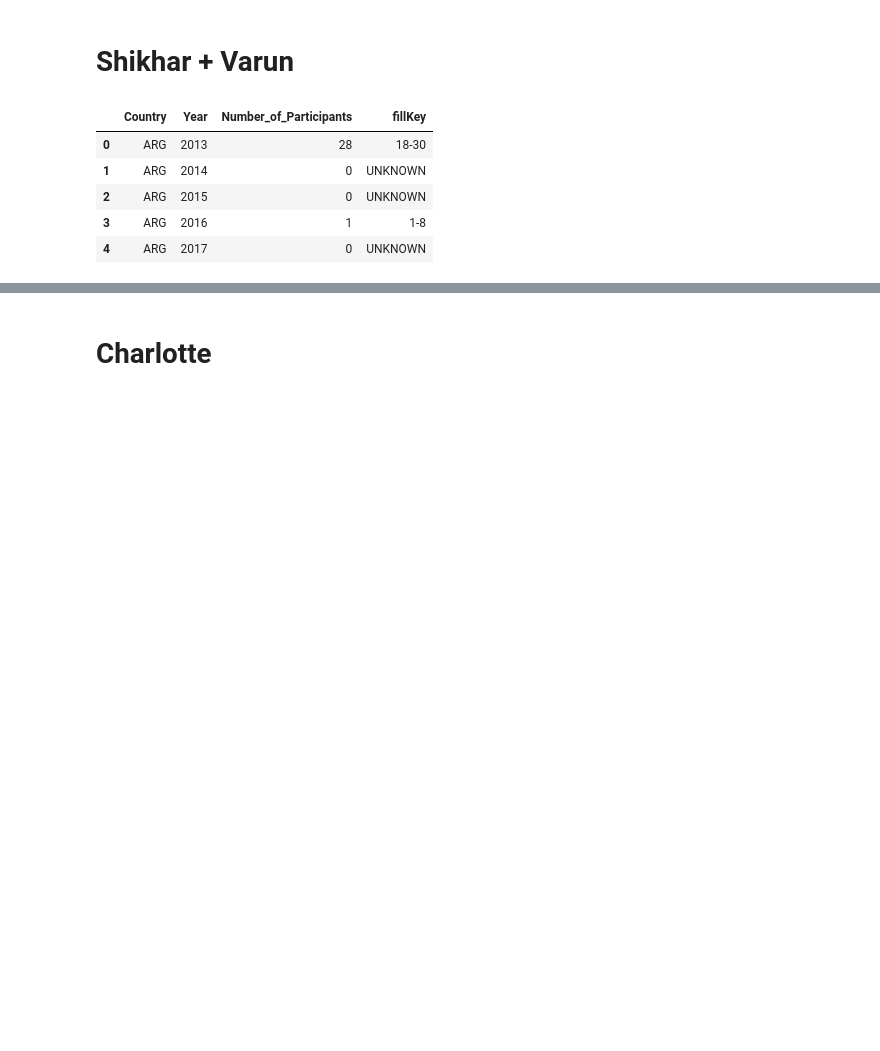
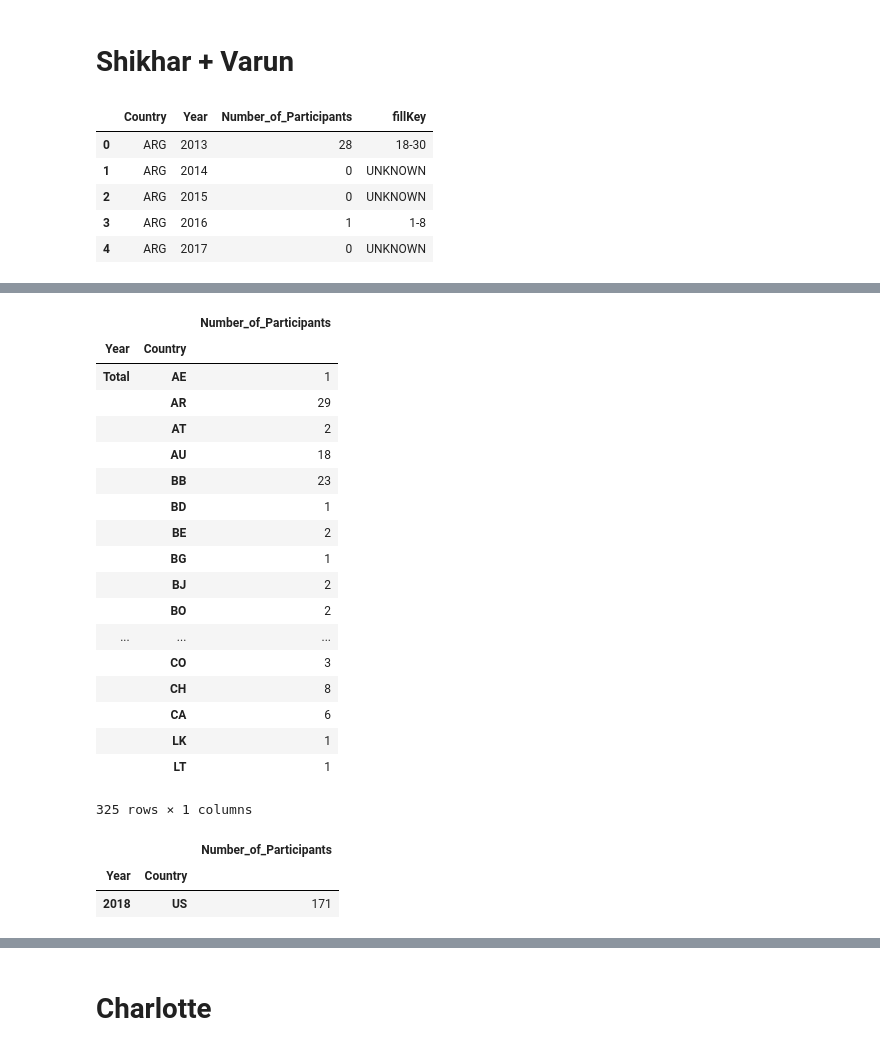
Before and after one commit to charlottegiseleweil/natcap-training-viz, a Jupyter notebook: Preprocessing/Processing.ipynb, the cells around one changed output, grey strips where cells are left out. Saved outputs shown, nothing was run; the diff lists cells and outputs as text; code cells hidden in the pictures; blank space fills up the shorter version.

```diff
--- a/Preprocessing/Processing.ipynb
+++ b/Preprocessing/Processing.ipynb
@@ -39,0 +50,5 @@ total.head()
+# %%
+years = processed[processed['Number_of_Participants'] > 0]
+years = years[['Year', 'Country', 'Number_of_Participants']]
+years = years.sort_values('Year')
+years.head()
@@ -39,0 +62,31 @@ total.head()
+# %%
+data = pd.concat([total, years], sort=True)
+data = data.set_index(['Year', 'Country'])
+data
+# %% [output]
+|  |  | Number_of_Participants |
+| Year | Country |  |
+| Total | AE | 1 |
+|  | AR | 29 |
+|  | AT | 2 |
+|  | AU | 18 |
+|  | BB | 23 |
+|  | BD | 1 |
+|  | BE | 2 |
+|  | BG | 1 |
+|  | BJ | 2 |
+|  | BO | 2 |
+| ... | ... | ... |
+|  | CO | 3 |
+|  | CH | 8 |
+|  | CA | 6 |
+|  | LK | 1 |
+|  | LT | 1 |
+325 rows × 1 columns
+# %%
+# DUPLICATES!
+data.loc[(2018, 'US'), :]
+# %% [output]
+|  |  | Number_of_Participants |
+| Year | Country |  |
+| 2018 | US | 171 |
```
Also changed, not shown: parts of 15 cells of this notebook, 6 other files.
